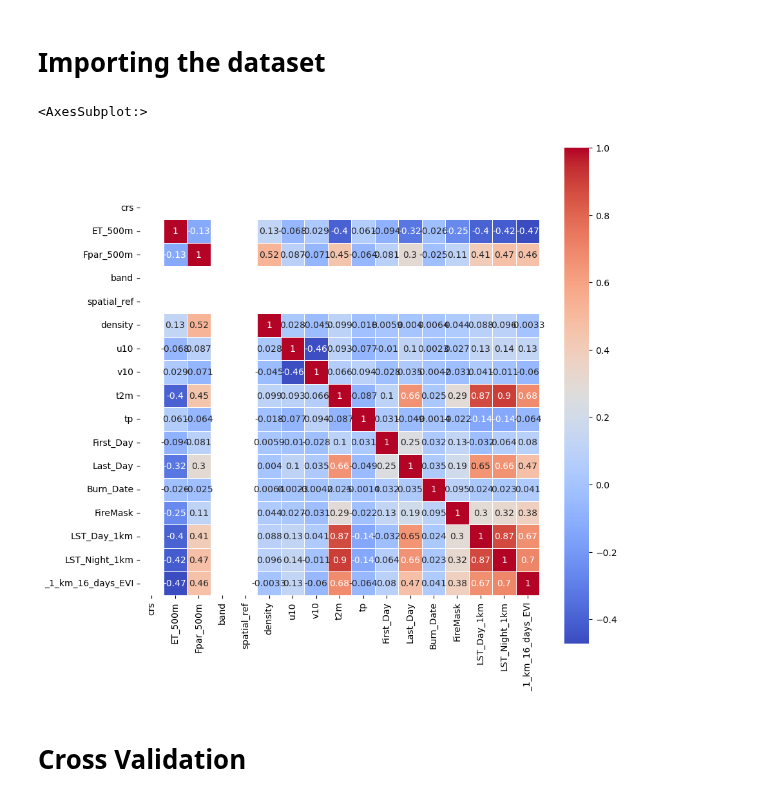
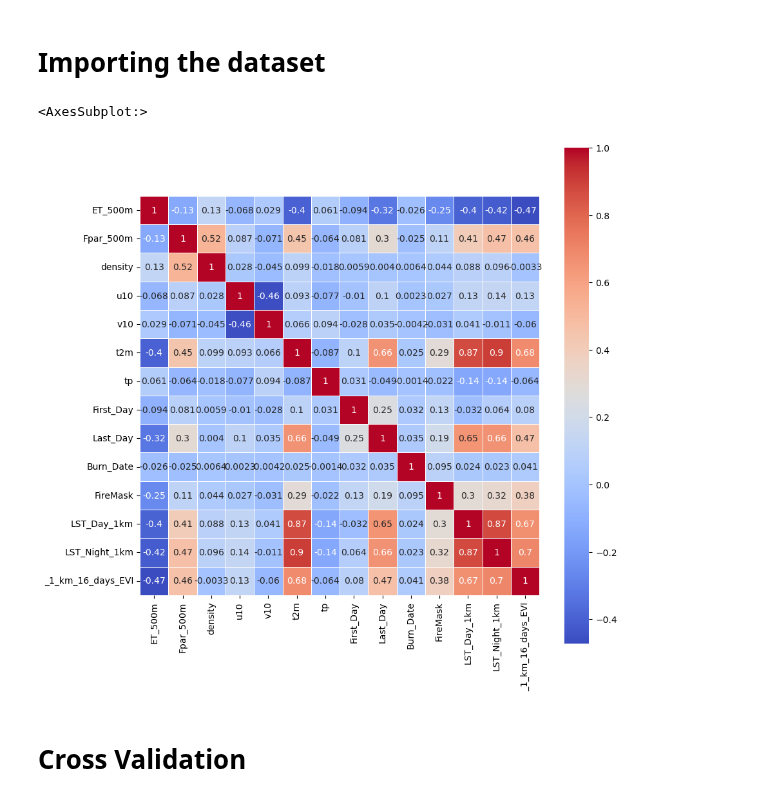
Before and after one commit to Sliders122/wildfire, a Jupyter notebook: model_selection.ipynb, the cells around one changed output. Cells and saved outputs as stored; diff of their text form; code cells hidden in the pictures.

```diff
--- a/model_selection.ipynb
+++ b/model_selection.ipynb
@@ -42,11 +45,11 @@ df = df[(df.FireMask != 0) & (df.FireMask != 1) & (df.FireMask != 2)]
 # %%
 # Matrice des corrélations :
-cor = df.corr()
+cor = df.drop(columns = ["crs" , "band", "spatial_ref"]).corr()
 plt.figure(figsize=(10, 10))
 sns.heatmap(cor, square = True, cmap="coolwarm", linewidths=0.5, annot=True, xticklabels='auto', yticklabels='auto',)
 #Pour choisr la couleur du heatmap : https://matplotlib.org/examples/color/colormaps_reference.html
 # %% [output]
 <AxesSubplot:>
-[figure, old version]
+[figure, new version]
 # %%
 # We drop the columns that are not relevant for the model
```
Also changed, not shown: parts of 24 cells of this notebook.
